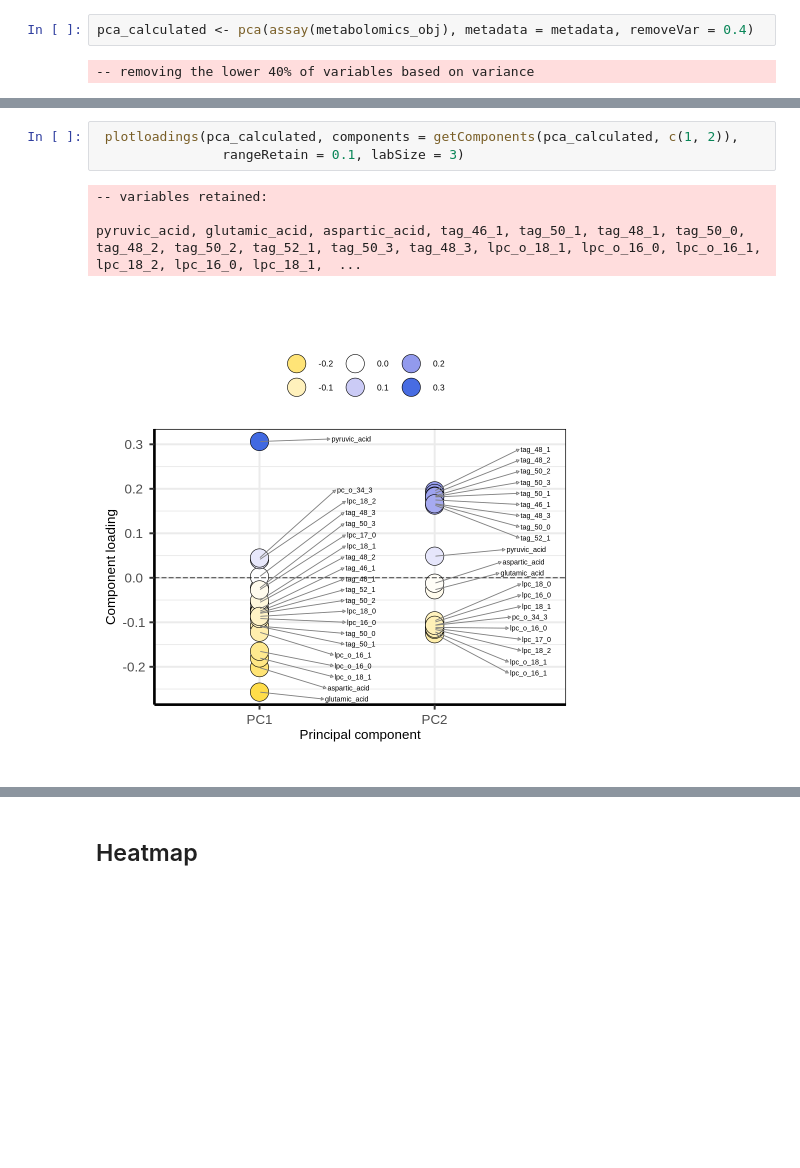
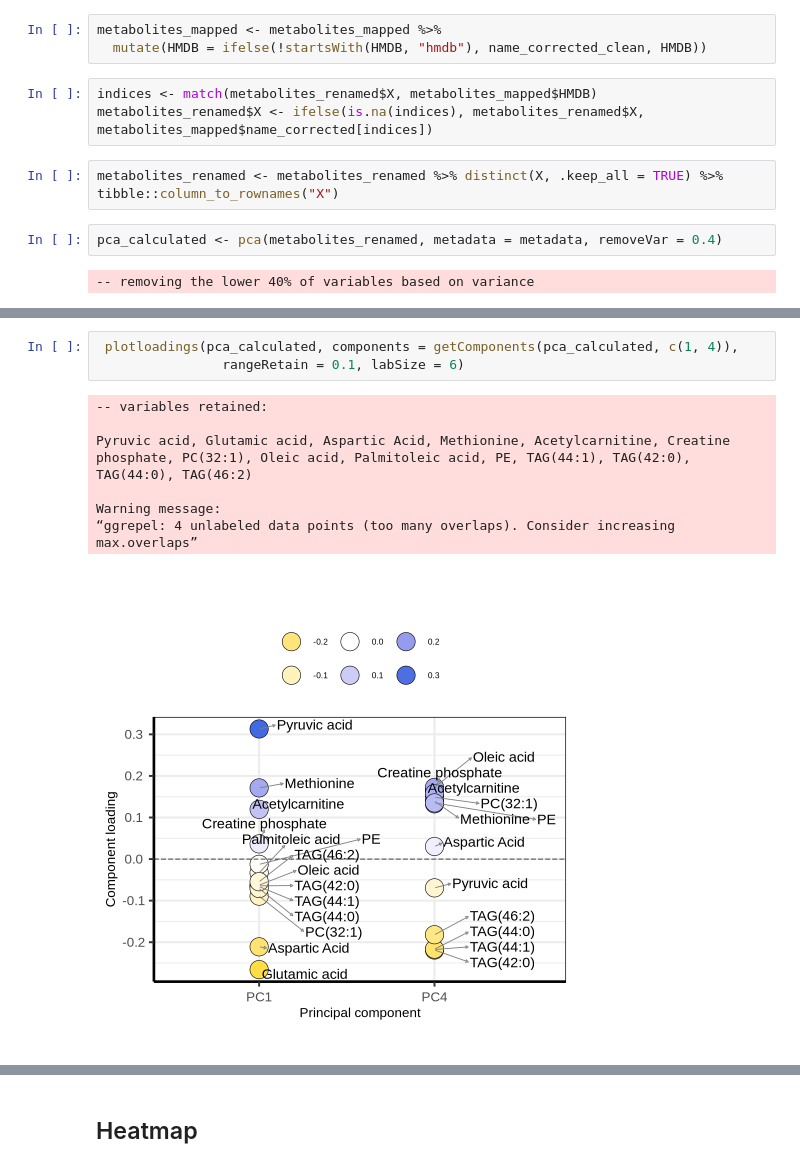
Before and after one commit to viennaliverstudygroups/SEMPETSCH-PSVD-metabolomics, a Jupyter notebook: analysis/03_venn_pca_heatmap.ipynb, the cells around one changed output, grey strips where cells are left out. Drawn from its saved outputs; the diff is of its cells as text; blank space fills up the shorter version.

```diff
--- a/analysis/03_venn_pca_heatmap.ipynb
+++ b/analysis/03_venn_pca_heatmap.ipynb
@@ -115,5 +105,13 @@ metadata <- metadata %>% tibble::column_to_rownames("sample_id")
+# %%
+metabolites_mapped <- metabolites_mapped %>%
+  mutate(HMDB = ifelse(!startsWith(HMDB, "hmdb"), name_corrected_clean, HMDB))
+# %%
+indices <- match(metabolites_renamed$X, metabolites_mapped$HMDB)
+metabolites_renamed$X <- ifelse(is.na(indices), metabolites_renamed$X, metabolites_mapped$name_corrected[indices])
+# %%
+metabolites_renamed <- metabolites_renamed %>% distinct(X, .keep_all = TRUE) %>% tibble::column_to_rownames("X")
 # %%
-pca_calculated <- pca(assay(metabolomics_obj), metadata = metadata, removeVar = 0.4)
+pca_calculated <- pca(metabolites_renamed, metadata = metadata, removeVar = 0.4)
 # %% [output]
 -- removing the lower 40% of variables based on variance
 # %%
@@ -130,8 +161,11 @@ Adding another scale for colour, which will replace the existing scale.
 # %%
- plotloadings(pca_calculated, components = getComponents(pca_calculated, c(1, 2)),
-                rangeRetain = 0.1, labSize = 3)
+ plotloadings(pca_calculated, components = getComponents(pca_calculated, c(1, 4)),
+                rangeRetain = 0.1, labSize = 6)
 # %% [output]
 -- variables retained:
 
-pyruvic_acid, glutamic_acid, aspartic_acid, tag_46_1, tag_50_1, tag_48_1, tag_50_0, tag_48_2, tag_50_2, tag_52_1, tag_50_3, tag_48_3, lpc_o_18_1, lpc_o_16_0, lpc_o_16_1, lpc_18_2, lpc_16_0, lpc_18_1,  ...
+Pyruvic acid, Glutamic acid, Aspartic Acid, Methionine, Acetylcarnitine, Creatine phosphate, PC(32:1), Oleic acid, Palmitoleic acid, PE, TAG(44:1), TAG(42:0), TAG(44:0), TAG(46:2)
+
+Warning message:
+“ggrepel: 4 unlabeled data points (too many overlaps). Consider increasing max.overlaps”
-[figure, old version]
+[figure, new version]
```
Also changed, not shown: parts of 37 cells of this notebook, 51 other files.
